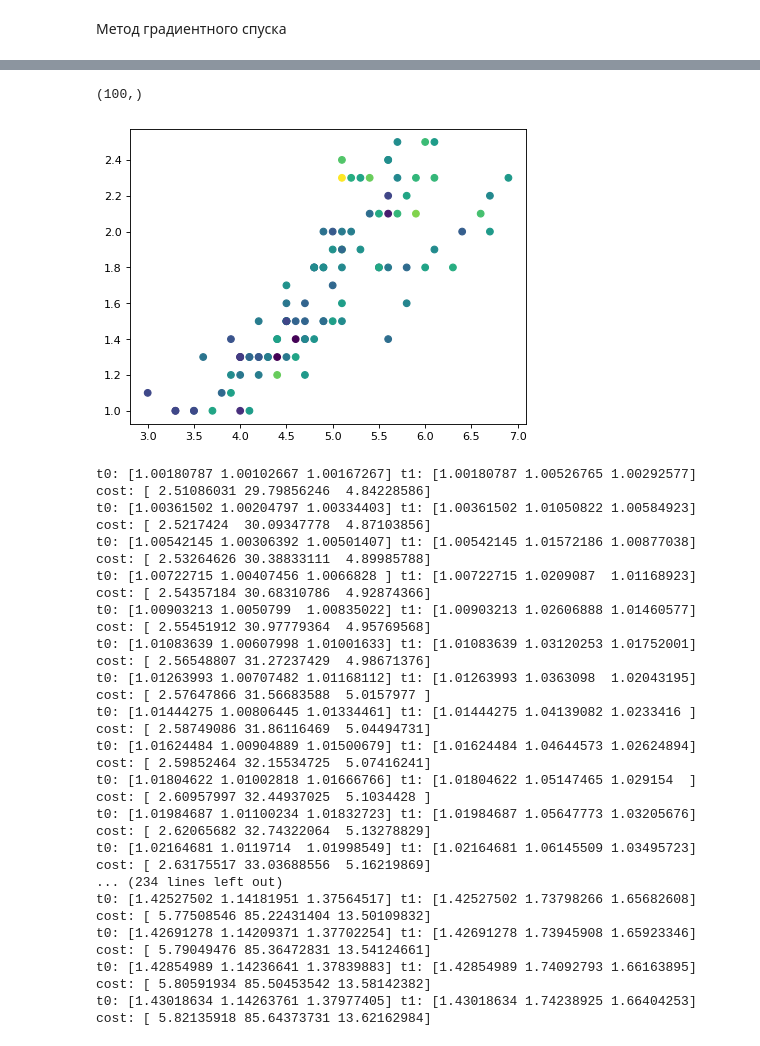
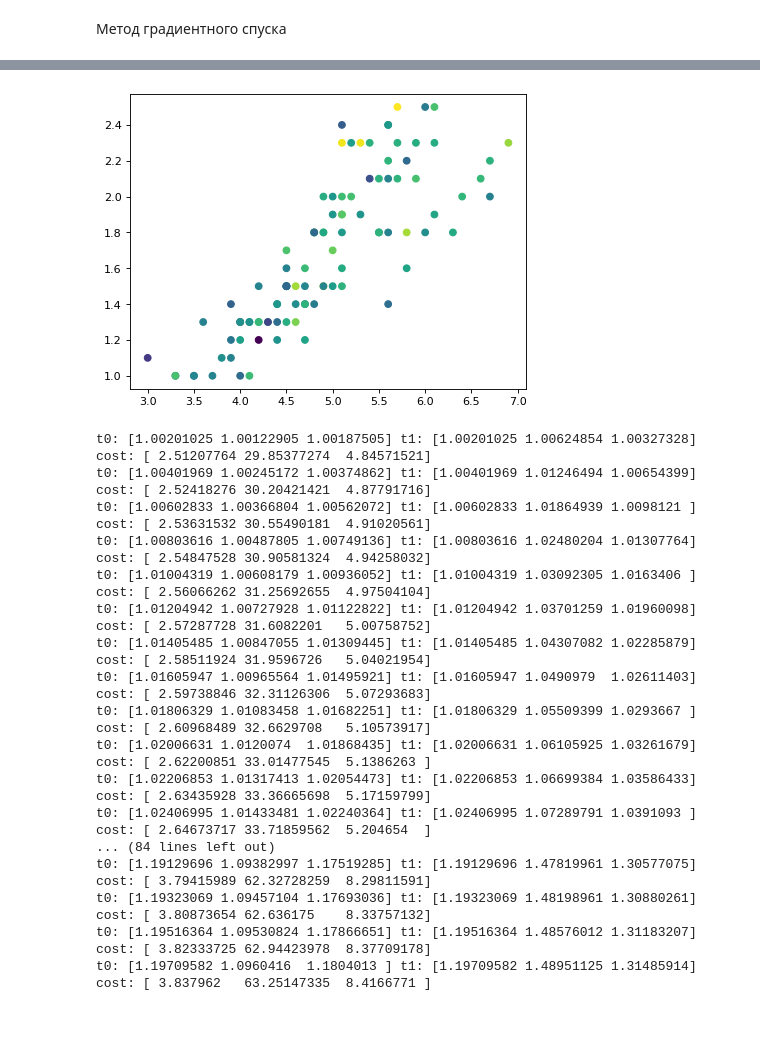
Before and after one commit to Nerobite/features_building_models, a Jupyter notebook: Loss functions and optimization.ipynb, the cells around one changed output, grey strips where cells are left out. Saved outputs shown, nothing was run; the diff lists cells and outputs as text; code cells hidden in the pictures.

```diff
--- a/Loss functions and optimization.ipynb
+++ b/Loss functions and optimization.ipynb
@@ -423,20 +381,17 @@ array([18.43183043, 16.9956526 , 24.70532822, 29.57526185, 20.98881368,
-# %%
-Y.shape
-# %% [output]
-(100,)
 # %%
-Y =  2*X[:, 1]+ 3*X[:, 2] + 1 + np.random.normal(scale=5, size=N)
+N = 100
+Y =  X[:, 1]+ 2*X[:, 2] + 1 + np.random.normal(scale=5, size=N)
 
 plt.scatter(x=X[:, 1], y=X[:, 2], c=Y)
 plt.show()
 # %% [output]
-[figure, old version]
+[figure, new version]
 # %%
 theta0 = 1
 theta1 = 1
 N = 100
 # Y =  2*X[:, 1]+ 3*X[:, 2] + 1 + np.random.normal(scale=5, size=N)
-Y =  2*X[:, 1] + 1 + np.random.normal(scale=5, size=N)
+Y =  3*X[:, 0] + X[:, 1]+ 2*X[:, 2] + 1 + np.random.normal(scale=5, size=N)
 for _ in range(EPOCHS):
     dt0 = der_theta0(X, Y, theta0, theta1)
     dt1 = der_theta1(X, Y, theta0, theta1)
@@ -446,23 +401,23 @@ for _ in range(EPOCHS):
 
     print("t0:", theta0, "t1:", theta1, "cost:", cost_function(X, y, theta0, theta1))
 # %% [output]
-t0: [1.00180787 1.00102667 1.00167267] t1: [1.00180787 1.00526765 1.00292577] cost: [ 2.51086031 29.79856246  4.84228586]
-t0: [1.00361502 1.00204797 1.00334403] t1: [1.00361502 1.01050822 1.00584923] cost: [ 2.5217424  30.09347778  4.87103856]
-t0: [1.00542145 1.00306392 1.00501407] t1: [1.00542145 1.01572186 1.00877038] cost: [ 2.53264626 30.38833111  4.89985788]
-t0: [1.00722715 1.00407456 1.0066828 ] t1: [1.00722715 1.0209087  1.01168923] cost: [ 2.54357184 30.68310786  4.92874366]
-t0: [1.00903213 1.0050799  1.00835022] t1: [1.00903213 1.02606888 1.01460577] cost: [ 2.55451912 30.97779364  4.95769568]
-t0: [1.01083639 1.00607998 1.01001633] t1: [1.01083639 1.03120253 1.01752001] cost: [ 2.56548807 31.27237429  4.98671376]
-t0: [1.01263993 1.00707482 1.01168112] t1: [1.01263993 1.0363098  1.02043195] cost: [ 2.57647866 31.56683588  5.0157977 ]
-t0: [1.01444275 1.00806445 1.01334461] t1: [1.01444275 1.04139082 1.0233416 ] cost: [ 2.58749086 31.86116469  5.04494731]
-t0: [1.01624484 1.00904889 1.01500679] t1: [1.01624484 1.04644573 1.02624894] cost: [ 2.59852464 32.15534725  5.07416241]
-t0: [1.01804622 1.01002818 1.01666766] t1: [1.01804622 1.05147465 1.029154  ] cost: [ 2.60957997 32.44937025  5.1034428 ]
-t0: [1.01984687 1.01100234 1.01832723] t1: [1.01984687 1.05647773 1.03205676] cost: [ 2.62065682 32.74322064  5.13278829]
-t0: [1.02164681 1.0119714  1.01998549] t1: [1.02164681 1.06145509 1.03495723] cost: [ 2.63175517 33.03688556  5.16219869]
-... (234 lines left out)
-t0: [1.42527502 1.14181951 1.37564517] t1: [1.42527502 1.73798266 1.65682608] cost: [ 5.77508546 85.22431404 13.50109832]
-t0: [1.42691278 1.14209371 1.37702254] t1: [1.42691278 1.73945908 1.65923346] cost: [ 5.79049476 85.36472831 13.54124661]
-t0: [1.42854989 1.14236641 1.37839883] t1: [1.42854989 1.74092793 1.66163895] cost: [ 5.80591934 85.50453542 13.58142382]
-t0: [1.43018634 1.14263761 1.37977405] t1: [1.43018634 1.74238925 1.66404253] cost: [ 5.82135918 85.64373731 13.62162984]
+t0: [1.00201025 1.00122905 1.00187505] t1: [1.00201025 1.00624854 1.00327328] cost: [ 2.51207764 29.85377274  4.84571521]
+t0: [1.00401969 1.00245172 1.00374862] t1: [1.00401969 1.01246494 1.00654399] cost: [ 2.52418276 30.20421421  4.87791716]
+t0: [1.00602833 1.00366804 1.00562072] t1: [1.00602833 1.01864939 1.0098121 ] cost: [ 2.53631532 30.55490181  4.91020561]
+t0: [1.00803616 1.00487805 1.00749136] t1: [1.00803616 1.02480204 1.01307764] cost: [ 2.54847528 30.90581324  4.94258032]
+t0: [1.01004319 1.00608179 1.00936052] t1: [1.01004319 1.03092305 1.0163406 ] cost: [ 2.56066262 31.25692655  4.97504104]
+t0: [1.01204942 1.00727928 1.01122822] t1: [1.01204942 1.03701259 1.01960098] cost: [ 2.57287728 31.6082201   5.00758752]
+t0: [1.01405485 1.00847055 1.01309445] t1: [1.01405485 1.04307082 1.02285879] cost: [ 2.58511924 31.9596726   5.04021954]
+t0: [1.01605947 1.00965564 1.01495921] t1: [1.01605947 1.0490979  1.02611403] cost: [ 2.59738846 32.31126306  5.07293683]
+t0: [1.01806329 1.01083458 1.01682251] t1: [1.01806329 1.05509399 1.0293667 ] cost: [ 2.60968489 32.6629708   5.10573917]
+t0: [1.02006631 1.0120074  1.01868435] t1: [1.02006631 1.06105925 1.03261679] cost: [ 2.62200851 33.01477545  5.1386263 ]
+t0: [1.02206853 1.01317413 1.02054473] t1: [1.02206853 1.06699384 1.03586433] cost: [ 2.63435928 33.36665698  5.17159799]
+t0: [1.02406995 1.01433481 1.02240364] t1: [1.02406995 1.07289791 1.0391093 ] cost: [ 2.64673717 33.71859562  5.204654  ]
+... (84 lines left out)
+t0: [1.19129696 1.09382997 1.17519285] t1: [1.19129696 1.47819961 1.30577075] cost: [ 3.79415989 62.32728259  8.29811591]
+t0: [1.19323069 1.09457104 1.17693036] t1: [1.19323069 1.48198961 1.30880261] cost: [ 3.80873654 62.636175    8.33757132]
+t0: [1.19516364 1.09530824 1.17866651] t1: [1.19516364 1.48576012 1.31183207] cost: [ 3.82333725 62.94423978  8.37709178]
+t0: [1.19709582 1.0960416  1.1804013 ] t1: [1.19709582 1.48951125 1.31485914] cost: [ 3.837962   63.25147335  8.4166771 ]
 # %%
 cost_function(X,Y,10,10)
 # %% [output]
```
Also changed, not shown: parts of 15 cells of this notebook.
